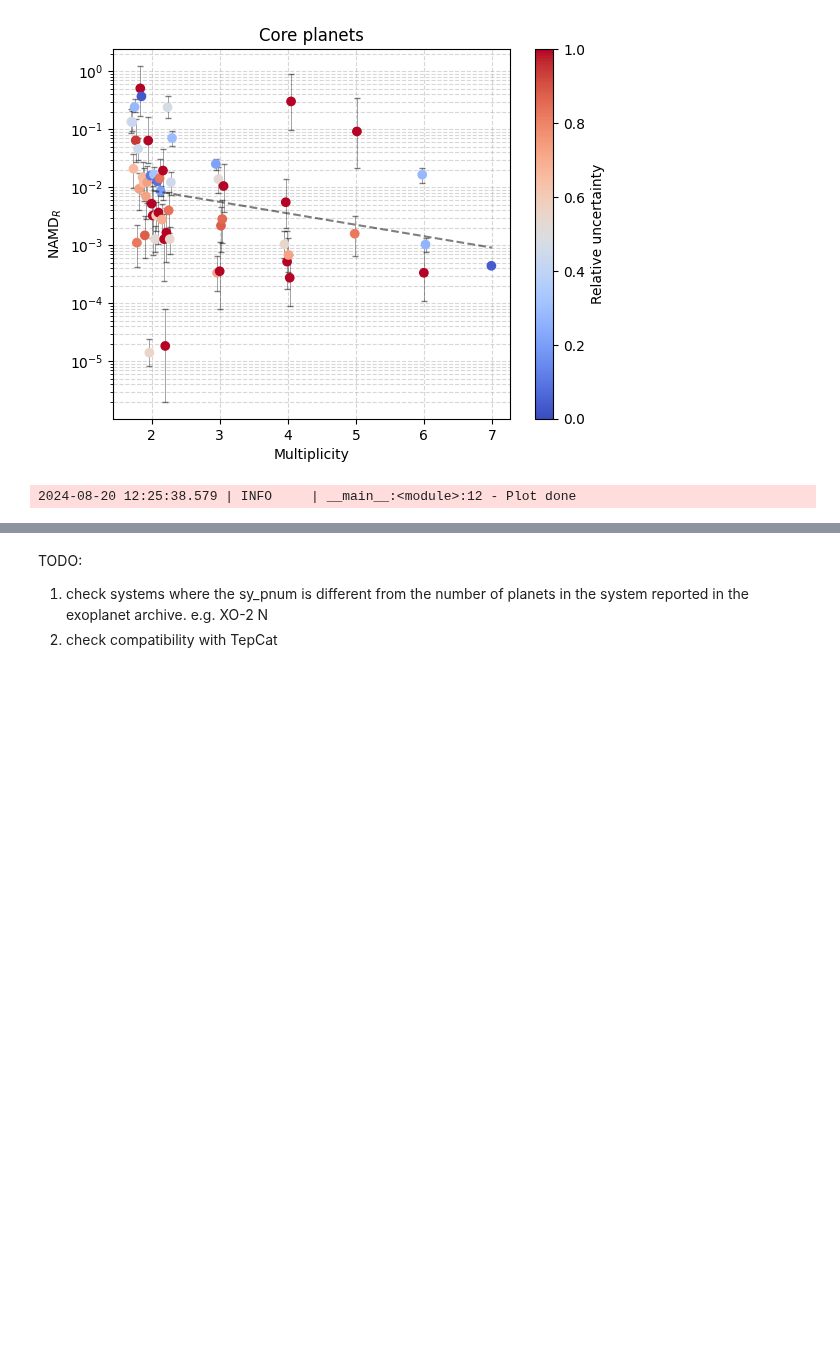
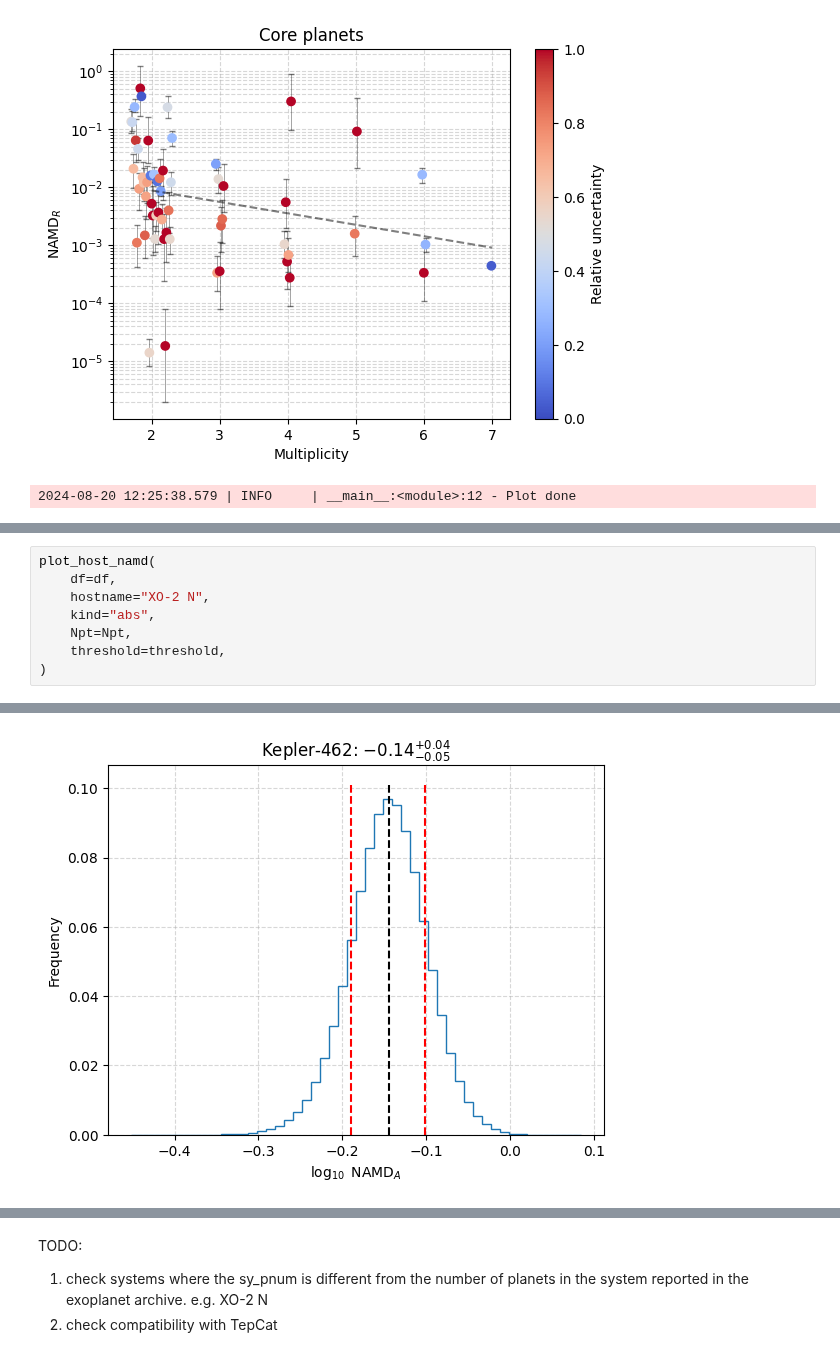
Before and after one commit to abocchieri/ExoNAMD, a Jupyter notebook: notebook/api.ipynb, the cells around one changed output, grey strips where cells are left out. Cells and saved outputs as stored; diff of their text form; blank space fills up the shorter version.

```diff
--- a/notebook/api.ipynb
+++ b/notebook/api.ipynb
@@ -574,0 +535,9 @@ logger.info("Plot done")
+# %%
+plot_host_namd(
+    df=df,
+    hostname="XO-2 N",
+    kind="abs",
+    Npt=Npt,
+    threshold=threshold,
+)
+# %% [output]
@@ -574,0 +549 @@ logger.info("Plot done")
+[figure, added]
```
Also changed, not shown: parts of 6 cells of this notebook, 9 other files.
